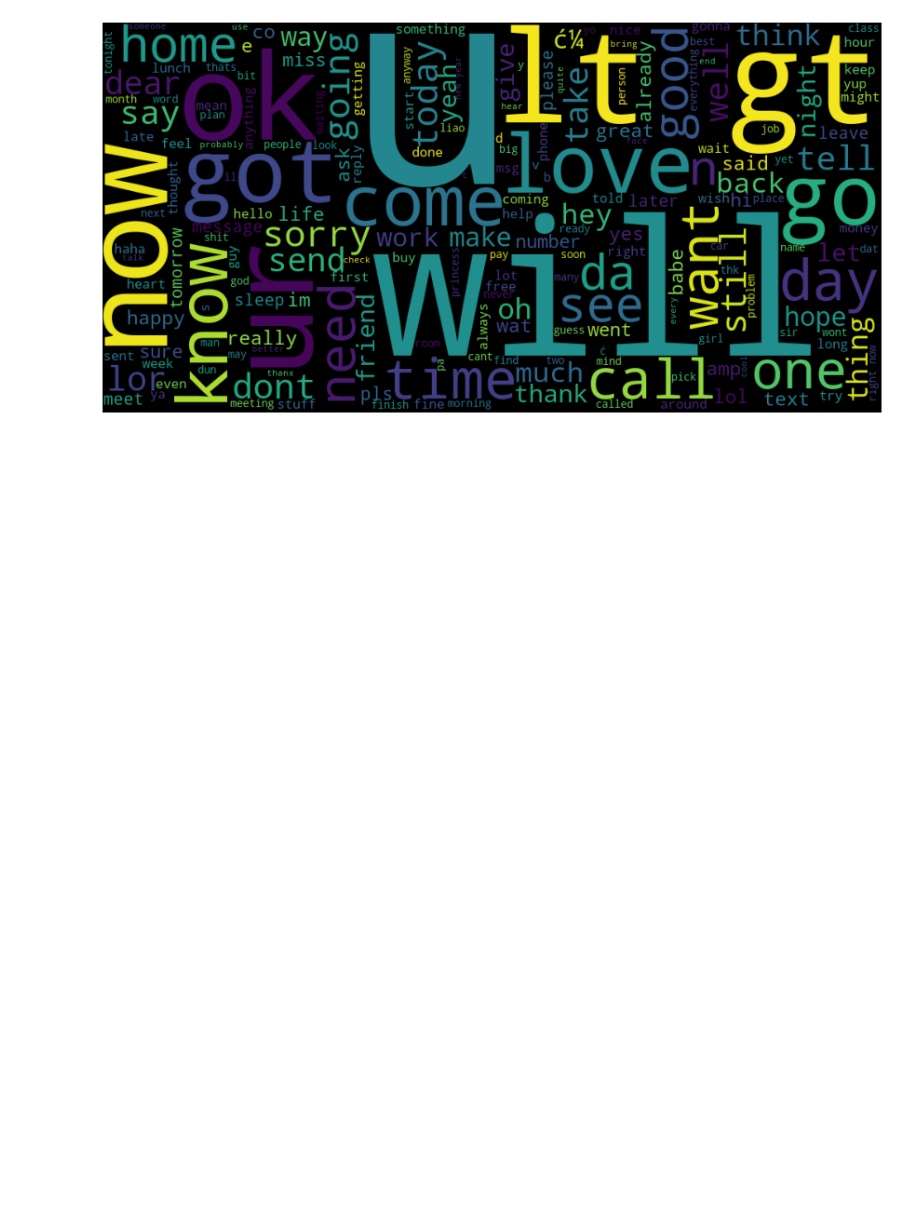
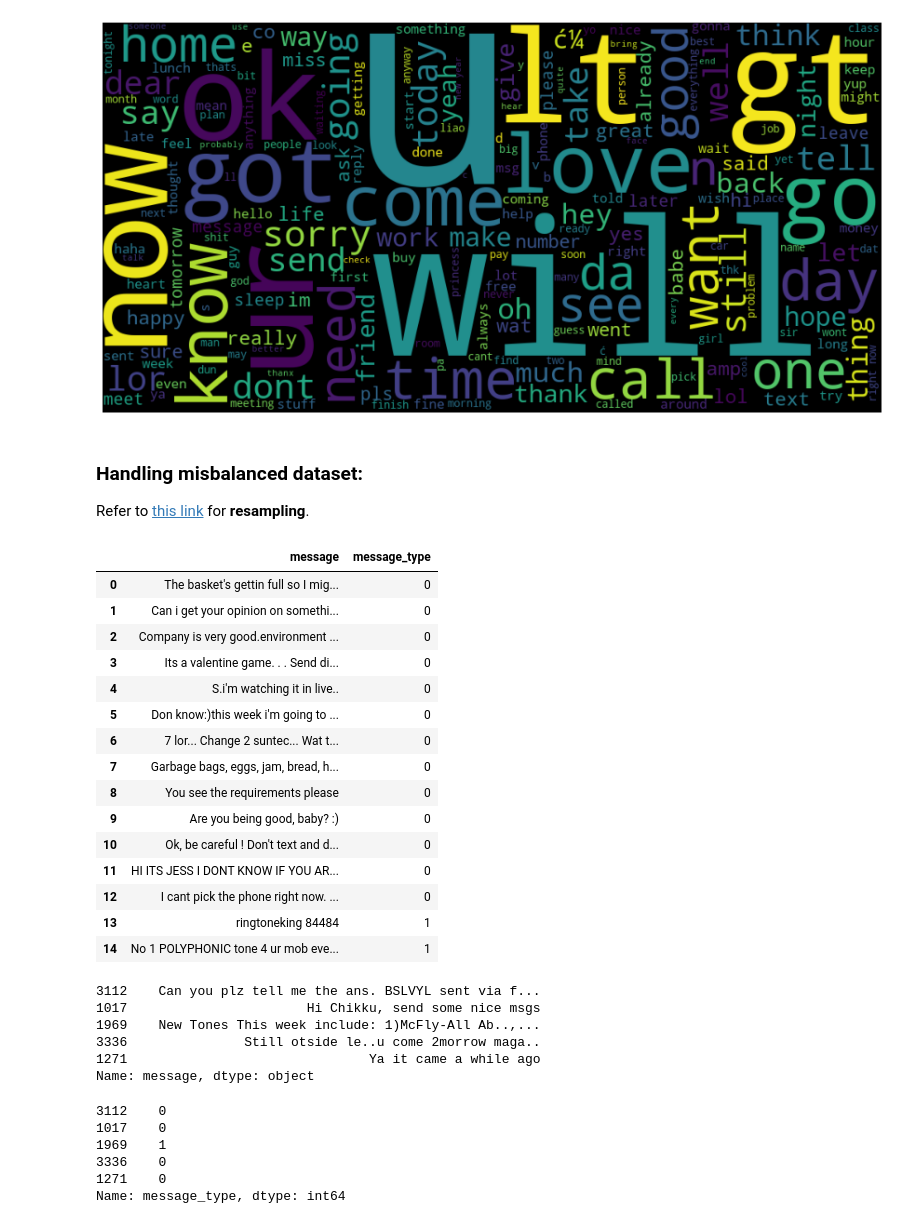
Before and after one commit to ErfanEbrahimiBazaz/spam_detection_with_nltk, a Jupyter notebook: spam detection.ipynb, the cells around one changed output. Saved outputs shown, nothing was run; the diff lists cells and outputs as text; code cells hidden in the pictures; blank space fills up the shorter version.

Commit message:
Implementing IT-IDF and Naive Bayes for spam detection

```diff
--- a/spam detection.ipynb
+++ b/spam detection.ipynb
@@ -210,3 +194,7 @@ plt.show()
 plt.close()
 # %% [output]
 [figure]
+# %% [markdown]
+### Handling misbalanced dataset:
+
+Refer to [this link](https://elitedatascience.com/imbalanced-classes) for **resampling**.
@@ -212,0 +205,21 @@ plt.close()
+# %%
+df_final['message_type'] = df_final['message_type'].apply(lambda x: 1 if x=='spam' else 0)
+# %%
+df_final.head(15)
+# %% [output]
+|  | message | message_type |
+| 0 | The basket's gettin full so I mig... | 0 |
+| 1 | Can i get your opinion on somethi... | 0 |
+| 2 | Company is very good.environment ... | 0 |
+| 3 | Its a valentine game. . . Send di... | 0 |
+| 4 | S.i'm watching it in live.. | 0 |
+| 5 | Don know:)this week i'm going to ... | 0 |
+| 6 | 7 lor... Change 2 suntec... Wat t... | 0 |
+| 7 | Garbage bags, eggs, jam, bread, h... | 0 |
+| 8 | You see the requirements please | 0 |
+| 9 | Are you being good, baby? :) | 0 |
+| 10 | Ok, be careful ! Don't text and d... | 0 |
+| 11 | HI ITS JESS I DONT KNOW IF YOU AR... | 0 |
+| 12 | I cant pick the phone right now. ... | 0 |
+| 13 | ringtoneking 84484 | 1 |
+| 14 | No 1 POLYPHONIC tone 4 ur mob eve... | 1 |
@@ -212,0 +231,18 @@ plt.close()
+# %%
+X_train.head()
+# %% [output]
+3112    Can you plz tell me the ans. BSLVYL sent via f...
+1017                       Hi Chikku, send some nice msgs
+1969    New Tones This week include: 1)McFly-All Ab..,...
+3336               Still otside le..u come 2morrow maga..
+1271                               Ya it came a while ago
+Name: message, dtype: object
+# %%
+y_train.head()
+# %% [output]
+3112    0
+1017    0
+1969    1
+3336    0
+1271    0
+Name: message_type, dtype: int64
```
Also changed, not shown: parts of 27 cells of this notebook.
